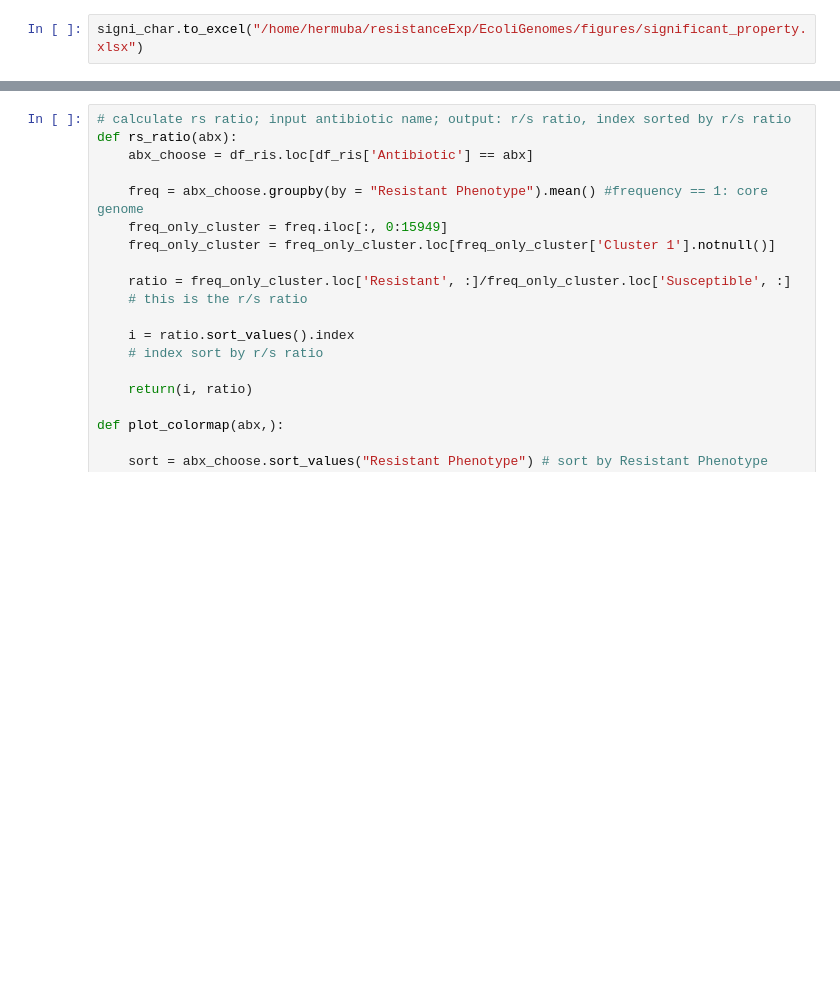
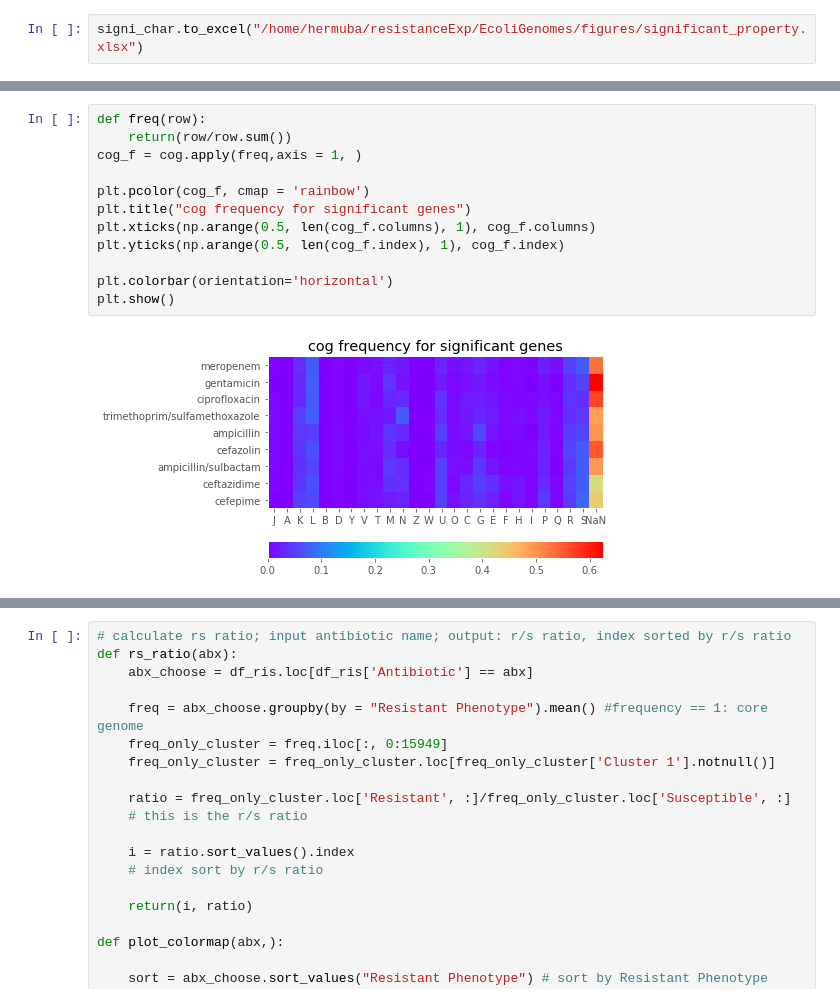
Before and after one commit to algaebrown/resistanceExp, a Jupyter notebook: visualization/exp2_cdhit/20170918pheotype_cdhit_card_pattern.ipynb, the cells around one changed output, grey strips where cells are left out. Cells and saved outputs as stored; diff of their text form; blank space fills up the shorter version.

```diff
--- a/visualization/exp2_cdhit/20170918pheotype_cdhit_card_pattern.ipynb
+++ b/visualization/exp2_cdhit/20170918pheotype_cdhit_card_pattern.ipynb
@@ -134,0 +157,14 @@ signi_cog.to_excel("/home/hermuba/resistanceExp/EcoliGenomes/figures/significant
+# %%
+def freq(row):
+    return(row/row.sum())
+cog_f = cog.apply(freq,axis = 1, )
+
+plt.pcolor(cog_f, cmap = 'rainbow')
+plt.title("cog frequency for significant genes")
+plt.xticks(np.arange(0.5, len(cog_f.columns), 1), cog_f.columns)
+plt.yticks(np.arange(0.5, len(cog_f.index), 1), cog_f.index)
+
+plt.colorbar(orientation='horizontal')
+plt.show()
+# %% [output]
+[figure, added]
```
Also changed, not shown: parts of 6 cells of this notebook, 1 other file.
